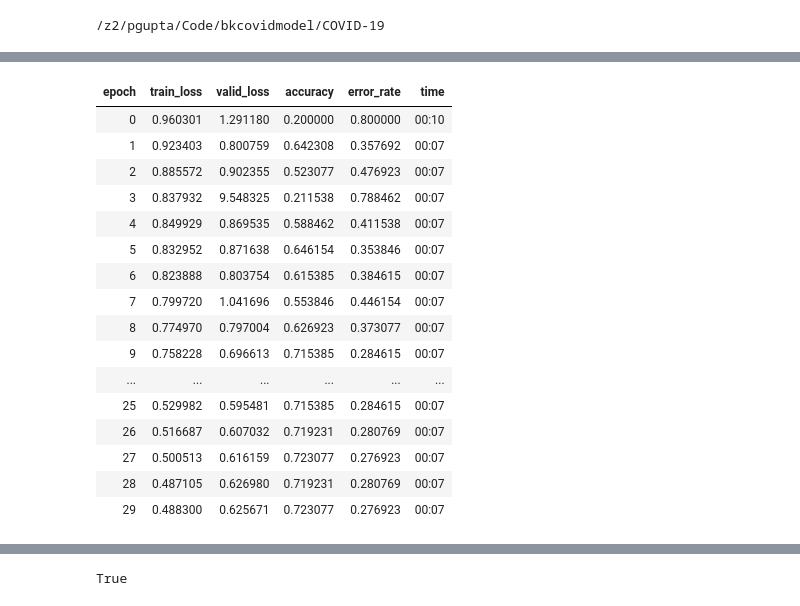
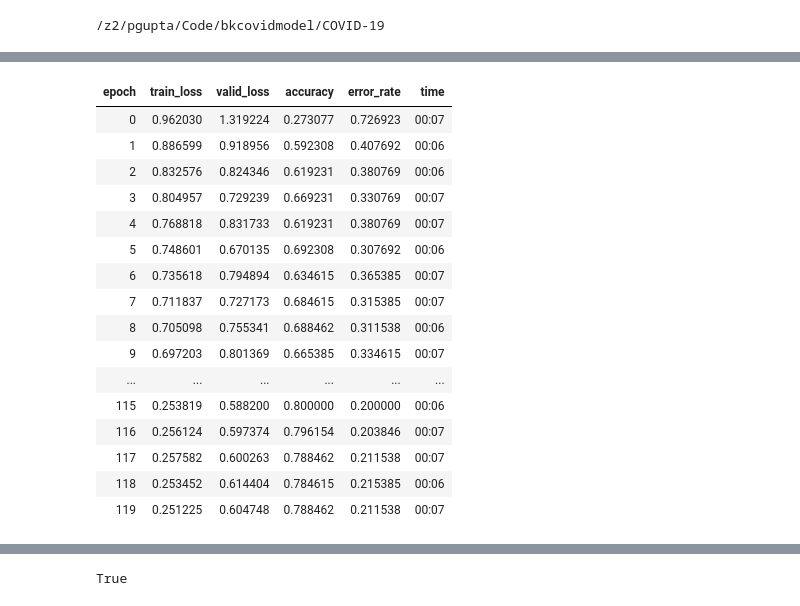
Before and after one commit to pavgup/Covid-XRay-Darknet-Attempt, a Jupyter notebook: Multi Class Darknet Retry.ipynb, the cells around one changed output, grey strips where cells are left out. Saved outputs shown, nothing was run; the diff lists cells and outputs as text; code cells hidden in the pictures.

```diff
--- a/Multi Class Darknet Retry.ipynb
+++ b/Multi Class Darknet Retry.ipynb
@@ -229,22 +229,22 @@ Callbacks:
   - Recorder
   - ProgressCallback
 # %%
-learn.fit_one_cycle(30, lr_max=3e-3)
+learn.fit_one_cycle(120, lr_max=3e-3)
 # %% [output]
 | epoch | train_loss | valid_loss | accuracy | error_rate | time |
-| 0 | 0.960301 | 1.291180 | 0.200000 | 0.800000 | 00:10 |
-| 1 | 0.923403 | 0.800759 | 0.642308 | 0.357692 | 00:07 |
-| 2 | 0.885572 | 0.902355 | 0.523077 | 0.476923 | 00:07 |
-| 3 | 0.837932 | 9.548325 | 0.211538 | 0.788462 | 00:07 |
-| 4 | 0.849929 | 0.869535 | 0.588462 | 0.411538 | 00:07 |
-| 5 | 0.832952 | 0.871638 | 0.646154 | 0.353846 | 00:07 |
-| 6 | 0.823888 | 0.803754 | 0.615385 | 0.384615 | 00:07 |
-| 7 | 0.799720 | 1.041696 | 0.553846 | 0.446154 | 00:07 |
-| 8 | 0.774970 | 0.797004 | 0.626923 | 0.373077 | 00:07 |
-| 9 | 0.758228 | 0.696613 | 0.715385 | 0.284615 | 00:07 |
+| 0 | 0.962030 | 1.319224 | 0.273077 | 0.726923 | 00:07 |
+| 1 | 0.886599 | 0.918956 | 0.592308 | 0.407692 | 00:06 |
+| 2 | 0.832576 | 0.824346 | 0.619231 | 0.380769 | 00:06 |
+| 3 | 0.804957 | 0.729239 | 0.669231 | 0.330769 | 00:07 |
+| 4 | 0.768818 | 0.831733 | 0.619231 | 0.380769 | 00:07 |
+| 5 | 0.748601 | 0.670135 | 0.692308 | 0.307692 | 00:06 |
+| 6 | 0.735618 | 0.794894 | 0.634615 | 0.365385 | 00:07 |
+| 7 | 0.711837 | 0.727173 | 0.684615 | 0.315385 | 00:07 |
+| 8 | 0.705098 | 0.755341 | 0.688462 | 0.311538 | 00:06 |
+| 9 | 0.697203 | 0.801369 | 0.665385 | 0.334615 | 00:07 |
 | ... | ... | ... | ... | ... | ... |
-| 25 | 0.529982 | 0.595481 | 0.715385 | 0.284615 | 00:07 |
-| 26 | 0.516687 | 0.607032 | 0.719231 | 0.280769 | 00:07 |
-| 27 | 0.500513 | 0.616159 | 0.723077 | 0.276923 | 00:07 |
-| 28 | 0.487105 | 0.626980 | 0.719231 | 0.280769 | 00:07 |
-| 29 | 0.488300 | 0.625671 | 0.723077 | 0.276923 | 00:07 |
+| 115 | 0.253819 | 0.588200 | 0.800000 | 0.200000 | 00:06 |
+| 116 | 0.256124 | 0.597374 | 0.796154 | 0.203846 | 00:07 |
+| 117 | 0.257582 | 0.600263 | 0.788462 | 0.211538 | 00:07 |
+| 118 | 0.253452 | 0.614404 | 0.784615 | 0.215385 | 00:06 |
+| 119 | 0.251225 | 0.604748 | 0.788462 | 0.211538 | 00:07 |
```
Also changed, not shown: parts of 7 cells of this notebook, 24 other files.
